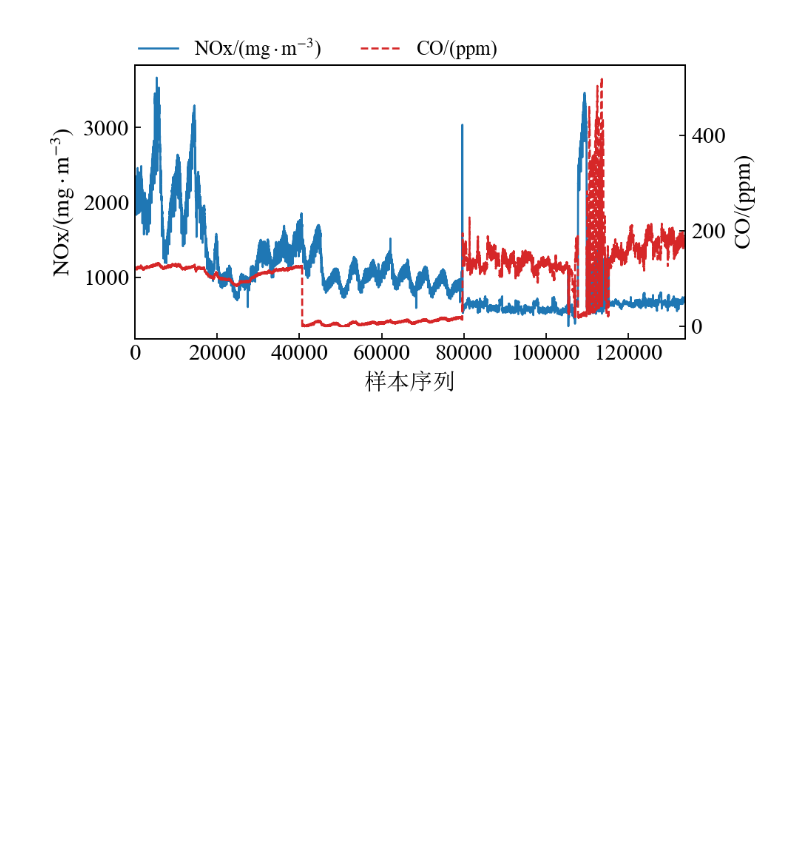
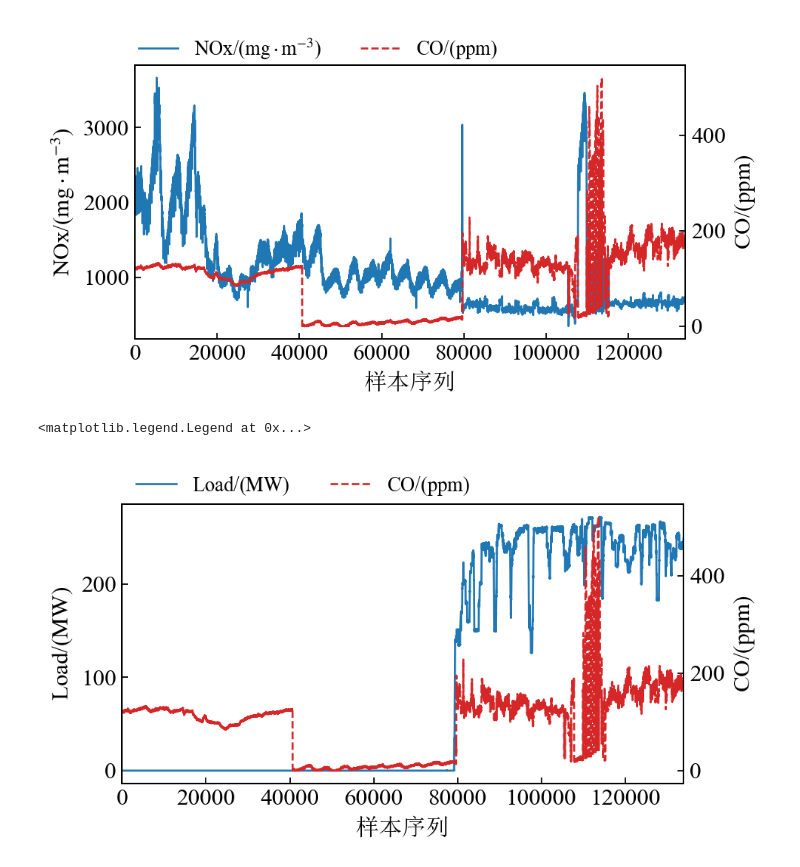
Before and after one commit to Edie-Z/NYPowerStation, a Jupyter notebook: NYDA3_FeasibilityReport.ipynb, the cells around one changed output. Saved outputs shown, nothing was run; the diff lists cells and outputs as text; code cells hidden in the pictures; blank space fills up the shorter version.

```diff
--- a/NYDA3_FeasibilityReport.ipynb
+++ b/NYDA3_FeasibilityReport.ipynb
@@ -88,3 +124,40 @@ fig.legend(["NOx/($\mathrm{mg \cdot m^{-3}}$)", "CO/($\mathrm{ppm}$)"], frameon=
 # %% [output]
 <matplotlib.legend.Legend at 0x...>
 [figure]
+# %%
+import matplotlib.pyplot as plt
+from matplotlib import rcParams
+
+config = {
+    "font.family": "times new roman",
+    "font.size": 14,
+    "mathtext.fontset": "stix",
+    "xtick.direction": "in",
+    "ytick.direction": "in",
+}
+rcParams.update(config)
+color_list = plt.cm.tab10(np.linspace(0, 1, 12))
+linesyle_list = ['-', '-', '--', ':']
+fig, ax1 = plt.subplots(1, 1, figsize=(6, 3), dpi=160)
+
+ax1.plot(np.arange(len(load)),
+        load,
+        color=color_list[1],
+        linestyle=linesyle_list[1],
+        linewidth=1.2)
+ax1.set_xlabel("样本序列", {"family":"SimSun"})
+ax1.set_ylabel("Load/($\mathrm{MW}$)", {"family":"times new roman"})
+ax1.set_xlim([0, 134000])
+
+ax2 = ax1.twinx()
+ax2.plot(np.arange(len(target_co)),
+        target_co,
+        color=color_list[4],
+        linestyle=linesyle_list[2],
+        linewidth=1.2)
+ax2.set_ylabel("CO/($\mathrm{ppm}$)", {"family":"times new roman"})
+legend_font = {"family": "times new roman", "size": 12}
+fig.legend(["Load/($\mathrm{MW}$)", "CO/($\mathrm{ppm}$)"], frameon=False, bbox_to_anchor=(0.63, 1.01), ncol=2, prop=legend_font)
+# %% [output]
+<matplotlib.legend.Legend at 0x...>
+[figure, added]
```
Also changed, not shown: parts of 9 cells of this notebook, 4 other files.
